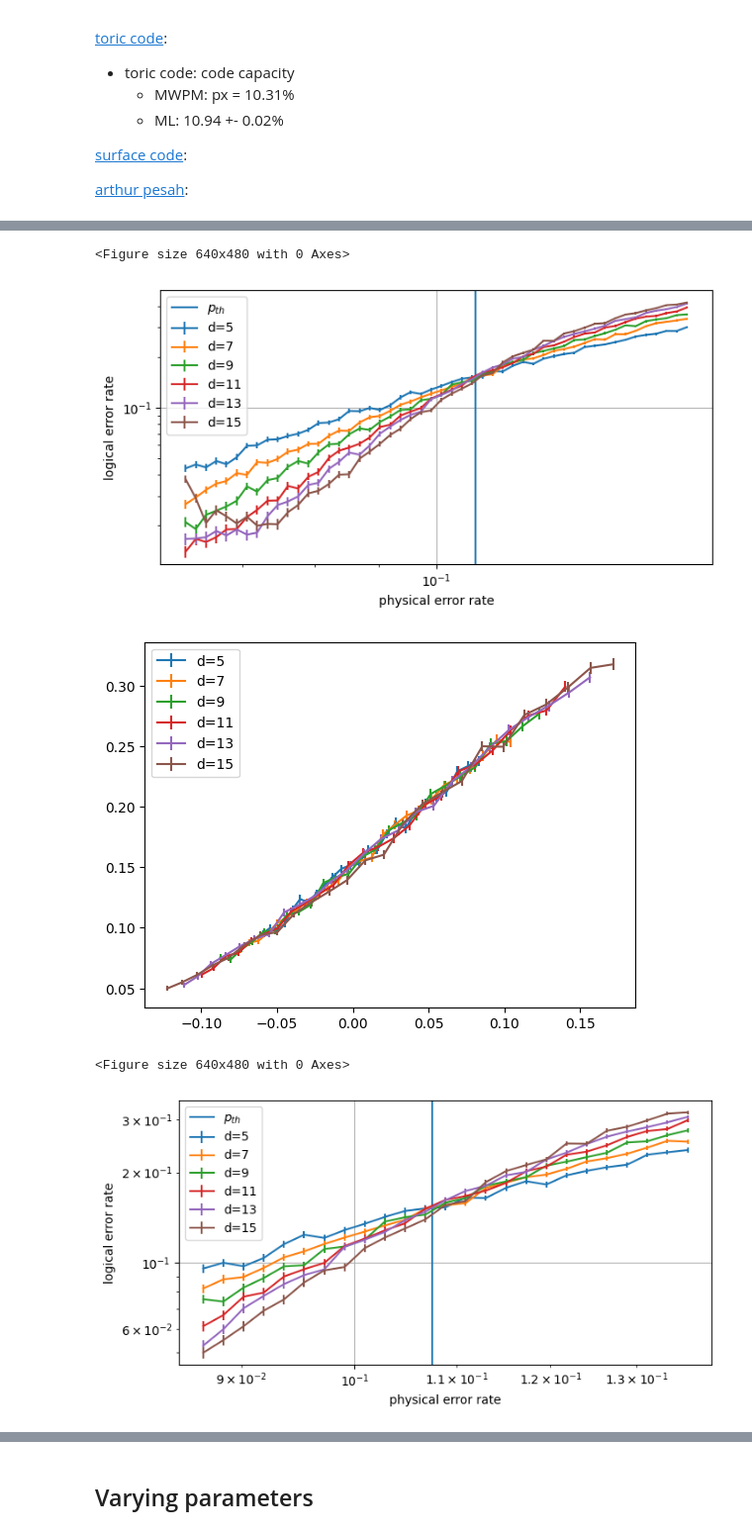
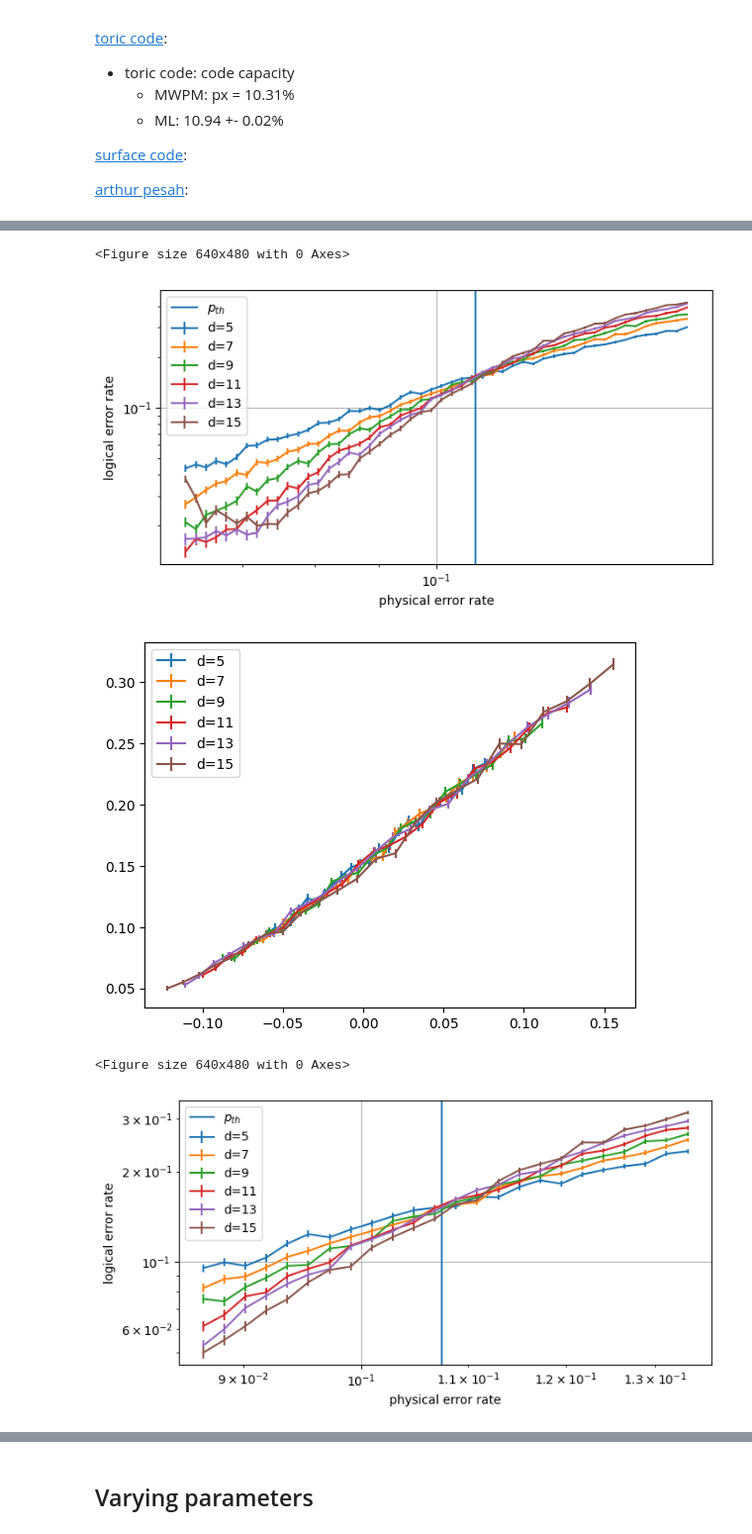
Before and after one commit to leonardlux/MasterArbeit, a Jupyter notebook: code/result_basic_noise.ipynb, the cells around one changed output, grey strips where cells are left out. Shown at 99% size. Saved outputs shown, nothing was run; the diff lists cells and outputs as text; code cells hidden in the pictures.

```diff
--- a/code/result_basic_noise.ipynb
+++ b/code/result_basic_noise.ipynb
@@ -212,11 +216,14 @@ if rerun_everything or rerun_MWPM or False:
 
 [arthur pesah](https://arthurpesah.me/blog/2023-05-13-surface-code/):
 # %%
-# Folder paths
-folder_name_ML_Z = "basic_md_1r_steane_Z_ML_lots"
-folder_name_ML_X = "basic_md_1r_steane_X_ML"
-folder_name_MWPM_Z = "basic_md_1r_steane_Z_MWPM"
-folder_name_MWPM_X = "basic_md_1r_steane_X_MWPM"
+# Folder paths (reading in data)
+r_folder_name_ML_Z = "basic_md_1r_steane_Z_ML_lots"
+r_folder_name_ML_X = "basic_md_1r_steane_X_ML"
+r_folder_name_MWPM_Z = "basic_md_1r_steane_Z_MWPM"
+r_folder_name_MWPM_X = "basic_md_1r_steane_X_MWPM"
+
+lit_p_th_ml = 0.1094
+lit_p_th_mwpm = 0.1031
 # %%
 def analysis_pipeline(
         folder_name,
@@ -257,18 +276,22 @@ def analysis_pipeline(
+# %%
+# General fit parameters:
+g_pth_ml = 0.108
+g_pth_mwpm = 0.103
+
+g_nu = 1.5
+
+p_window = [10**(0.1)]
+min_distance = [5]
 # %%
-folder_name = folder_name_ML_Z
-p_window = 10**(0.1)
-min_distance = 5
-
-g_pth = 0.1085
-g_nu = 1.5
+folder_name = r_folder_name_ML_Z
+g_pth = g_pth_ml
 
 result = analysis_pipeline(
     folder_name,
     guess_pth = [g_pth],
     guess_nu = [g_nu],
     min_distance= min_distance,
-    min_noise_rate = g_pth / p_window,
-    max_noise_rate = g_pth * p_window,
+    p_window = p_window,
     )
 
 print(result["p_th"])
@@ -297,18 +323,13 @@ results_ML_Z = result
 # %%
-folder_name = folder_name_ML_X
-p_window = 10**(0.1)
-min_distance = 5
-
-g_pth = 0.1085
-g_nu = 1.5
+folder_name = r_folder_name_ML_X
+g_pth = g_pth_ml
 
 result = analysis_pipeline(
     folder_name = folder_name,
     guess_pth = [g_pth],
     guess_nu = [g_nu],
     min_distance= min_distance,
-    min_noise_rate = g_pth / p_window,
-    max_noise_rate = g_pth * p_window,
+    p_window = p_window,
     )
 
 print(result["p_th"])
@@ -330,5 +354,5 @@ results_ML_X = result
 <Figure size 640x480 with 0 Axes>
 [figure]
-[figure, old version]
+[figure, new version]
 <Figure size 640x480 with 0 Axes>
-[figure, old version]
+[figure, new version]
```
Also changed, not shown: parts of 23 cells of this notebook, 10 other files.
